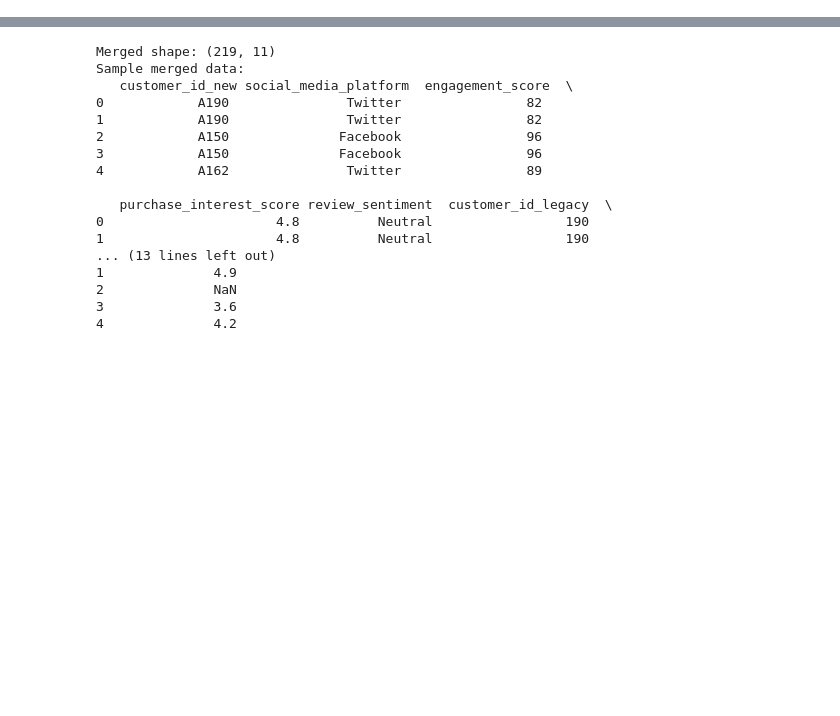
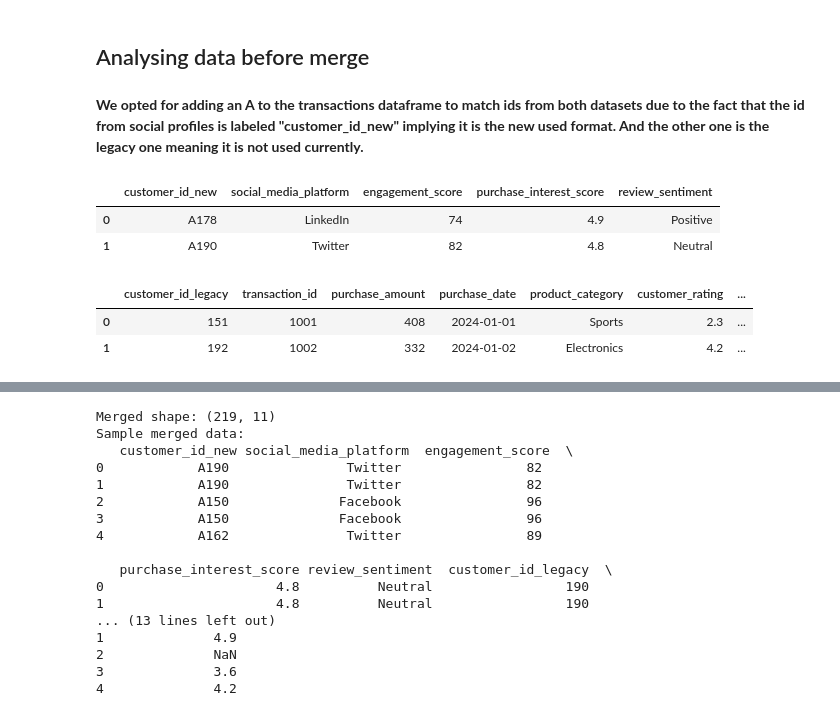
Before and after one commit to amuhirwa/Data-Preprocessing, a Jupyter notebook: notebooks/data_merge.ipynb, the cells around one changed output, grey strips where cells are left out. Drawn from its saved outputs; the diff is of its cells as text; code cells hidden in the pictures; blank space fills up the shorter version.

```diff
--- a/notebooks/data_merge.ipynb
+++ b/notebooks/data_merge.ipynb
@@ -6,2 +7,4 @@ import seaborn as sns
+# %% [markdown]
+## Analysing data before merge
 # %%
 # Social media profiles
@@ -12,3 +15,16 @@ trans_df = pd.read_csv('data/customer_transactions.csv')
 
 # Convert customer_id in transactions to match social profile (add "A" prefix and pad with zeros if needed)
 trans_df['customer_id_new'] = 'A' + trans_df['customer_id_legacy'].astype(str)
+# %% [markdown]
+**We opted for adding an A to the transactions dataframe to match ids from both datasets due to the fact that the id from social profiles is labeled "customer_id_new" implying it is the new used format. And the other one is the legacy one meaning it is not used currently.**
+# %%
+# Seeing sample rows from both datasets (The customer_id_new row was computed from the customer_id_legacy by adding A)
+display(social_df.head(2))
+display(trans_df.head(2))
+# %% [output]
+|  | customer_id_new | social_media_platform | engagement_score | purchase_interest_score | review_sentiment |
+| 0 | A178 | LinkedIn | 74 | 4.9 | Positive |
+| 1 | A190 | Twitter | 82 | 4.8 | Neutral |
+|  | customer_id_legacy | transaction_id | purchase_amount | purchase_date | product_category | customer_rating | ... |
+| 0 | 151 | 1001 | 408 | 2024-01-01 | Sports | 2.3 | ... |
+| 1 | 192 | 1002 | 332 | 2024-01-02 | Electronics | 4.2 | ... |
```
Also changed, not shown: parts of 18 cells of this notebook, 1 other file.
